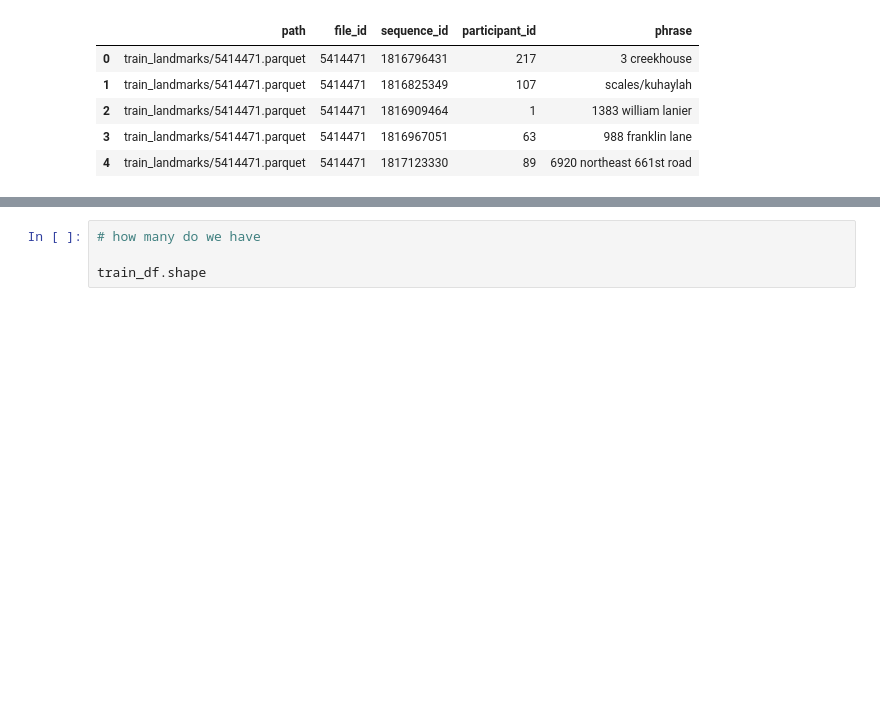
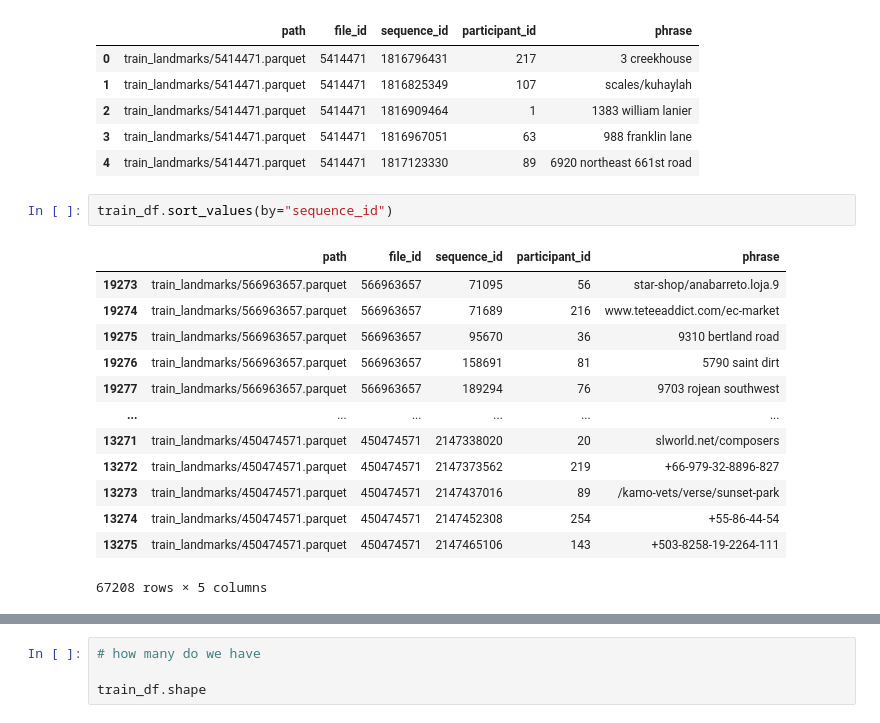
Before and after one commit to mmartiasg/fingerspelling-recognition, a Jupyter notebook: notebooks/exploration.ipynb, the cells around one changed output, grey strips where cells are left out. Saved outputs shown, nothing was run; the diff lists cells and outputs as text; blank space fills up the shorter version.

```diff
--- a/notebooks/exploration.ipynb
+++ b/notebooks/exploration.ipynb
@@ -26,3 +28,19 @@ train_df.head()
 | 2 | train_landmarks/5414471.parquet | 5414471 | 1816909464 | 1 | 1383 william lanier |
 | 3 | train_landmarks/5414471.parquet | 5414471 | 1816967051 | 63 | 988 franklin lane |
 | 4 | train_landmarks/5414471.parquet | 5414471 | 1817123330 | 89 | 6920 northeast 661st road |
+# %%
+train_df.sort_values(by="sequence_id")
+# %% [output]
+|  | path | file_id | sequence_id | participant_id | phrase |
+| 19273 | train_landmarks/566963657.parquet | 566963657 | 71095 | 56 | star-shop/anabarreto.loja.9 |
+| 19274 | train_landmarks/566963657.parquet | 566963657 | 71689 | 216 | www.teteeaddict.com/ec-market |
+| 19275 | train_landmarks/566963657.parquet | 566963657 | 95670 | 36 | 9310 bertland road |
+| 19276 | train_landmarks/566963657.parquet | 566963657 | 158691 | 81 | 5790 saint dirt |
+| 19277 | train_landmarks/566963657.parquet | 566963657 | 189294 | 76 | 9703 rojean southwest |
+| ... | ... | ... | ... | ... | ... |
+| 13271 | train_landmarks/450474571.parquet | 450474571 | 2147338020 | 20 | slworld.net/composers |
+| 13272 | train_landmarks/450474571.parquet | 450474571 | 2147373562 | 219 | +66-979-32-8896-827 |
+| 13273 | train_landmarks/450474571.parquet | 450474571 | 2147437016 | 89 | /kamo-vets/verse/sunset-park |
+| 13274 | train_landmarks/450474571.parquet | 450474571 | 2147452308 | 254 | +55-86-44-54 |
+| 13275 | train_landmarks/450474571.parquet | 450474571 | 2147465106 | 143 | +503-8258-19-2264-111 |
+67208 rows × 5 columns
```
Also changed, not shown: parts of 44 cells of this notebook, 20 other files.
